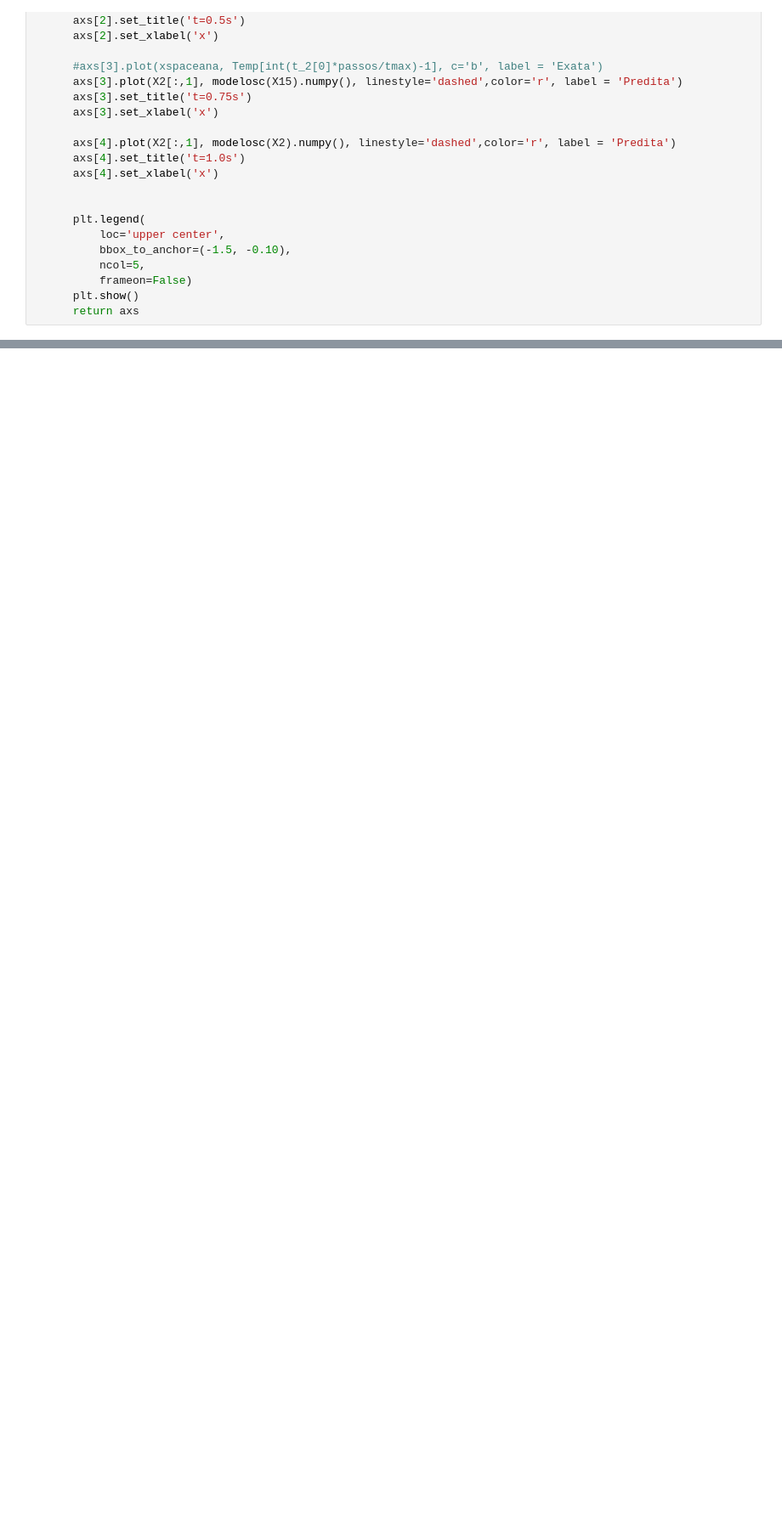
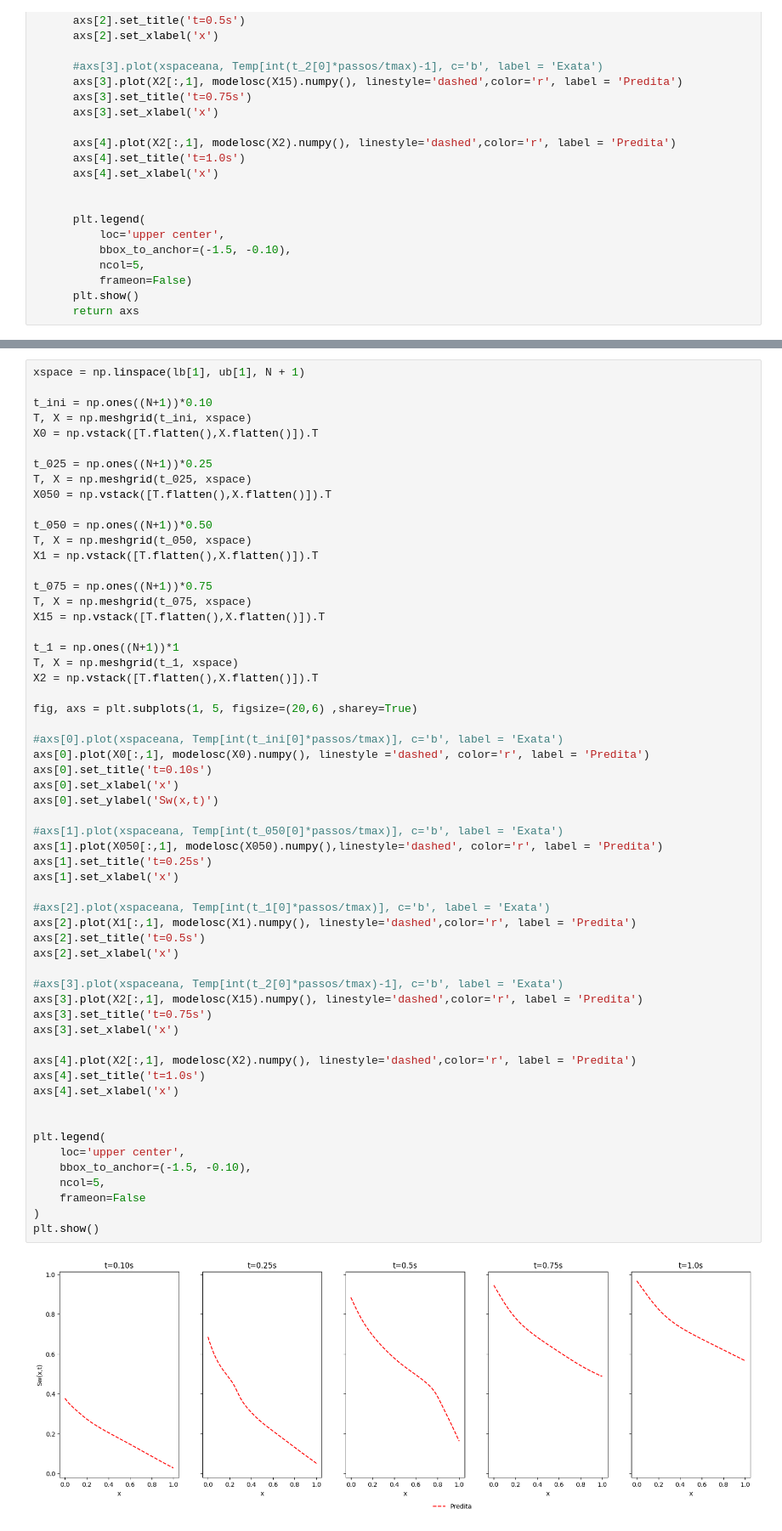
Before and after one commit to JoaoAlexandreFerreira/RNA, a Jupyter notebook: PINN_buckley_leverett.ipynb, the cells around one changed output, grey strips where cells are left out. Shown at 85% size. Drawn from its saved outputs; the diff is of its cells as text; blank space fills up the shorter version.

```diff
--- a/PINN_buckley_leverett.ipynb
+++ b/PINN_buckley_leverett.ipynb
@@ -1204,0 +1364,60 @@ array([<Axes: title={'center': 't=0.10s'}, xlabel='x', ylabel='Sw(x,t)'>,
+# %%
+xspace = np.linspace(lb[1], ub[1], N + 1)
+
+t_ini = np.ones((N+1))*0.10
+T, X = np.meshgrid(t_ini, xspace)
+X0 = np.vstack([T.flatten(),X.flatten()]).T
+
+t_025 = np.ones((N+1))*0.25
+T, X = np.meshgrid(t_025, xspace)
+X050 = np.vstack([T.flatten(),X.flatten()]).T
+
+t_050 = np.ones((N+1))*0.50
+T, X = np.meshgrid(t_050, xspace)
+X1 = np.vstack([T.flatten(),X.flatten()]).T
+
+t_075 = np.ones((N+1))*0.75
+T, X = np.meshgrid(t_075, xspace)
+X15 = np.vstack([T.flatten(),X.flatten()]).T
+
+t_1 = np.ones((N+1))*1
+T, X = np.meshgrid(t_1, xspace)
+X2 = np.vstack([T.flatten(),X.flatten()]).T
+
+fig, axs = plt.subplots(1, 5, figsize=(20,6) ,sharey=True)
+
+#axs[0].plot(xspaceana, Temp[int(t_ini[0]*passos/tmax)], c='b', label = 'Exata')
+axs[0].plot(X0[:,1], modelosc(X0).numpy(), linestyle ='dashed', color='r', label = 'Predita')
+axs[0].set_title('t=0.10s')
+axs[0].set_xlabel('x')
+axs[0].set_ylabel('Sw(x,t)')
+
+#axs[1].plot(xspaceana, Temp[int(t_050[0]*passos/tmax)], c='b', label = 'Exata')
+axs[1].plot(X050[:,1], modelosc(X050).numpy(),linestyle='dashed', color='r', label = 'Predita')
+axs[1].set_title('t=0.25s')
+axs[1].set_xlabel('x')
+
+#axs[2].plot(xspaceana, Temp[int(t_1[0]*passos/tmax)], c='b', label = 'Exata')
+axs[2].plot(X1[:,1], modelosc(X1).numpy(), linestyle='dashed',color='r', label = 'Predita')
+axs[2].set_title('t=0.5s')
+axs[2].set_xlabel('x')
+
+#axs[3].plot(xspaceana, Temp[int(t_2[0]*passos/tmax)-1], c='b', label = 'Exata')
+axs[3].plot(X2[:,1], modelosc(X15).numpy(), linestyle='dashed',color='r', label = 'Predita')
+axs[3].set_title('t=0.75s')
+axs[3].set_xlabel('x')
+
+axs[4].plot(X2[:,1], modelosc(X2).numpy(), linestyle='dashed',color='r', label = 'Predita')
+axs[4].set_title('t=1.0s')
+axs[4].set_xlabel('x')
+
+
+plt.legend(
+    loc='upper center',
+    bbox_to_anchor=(-1.5, -0.10),
+    ncol=5,
+    frameon=False
+)
+plt.show()
+# %% [output]
+[figure, added]
```
Also changed, not shown: parts of 26 cells of this notebook.
